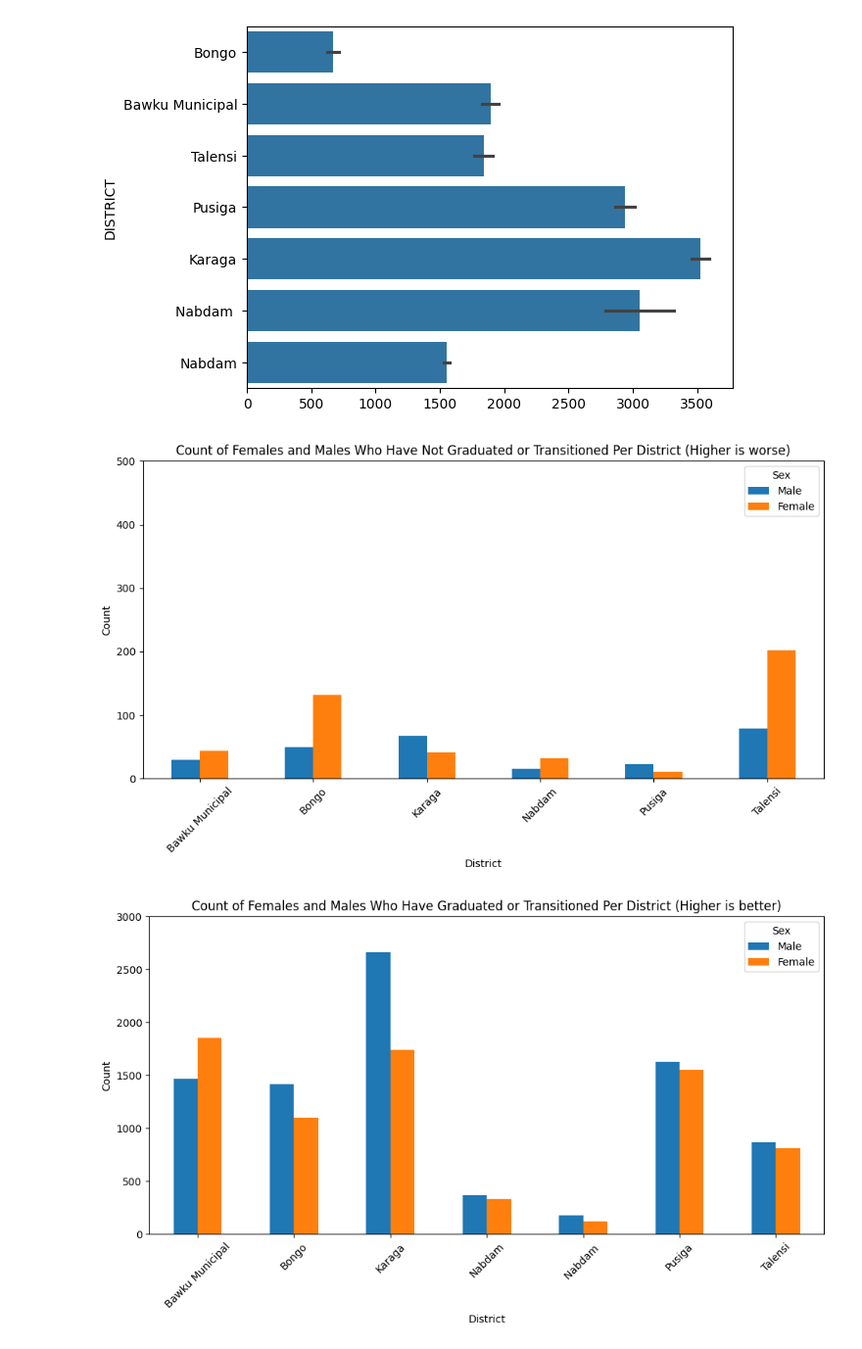
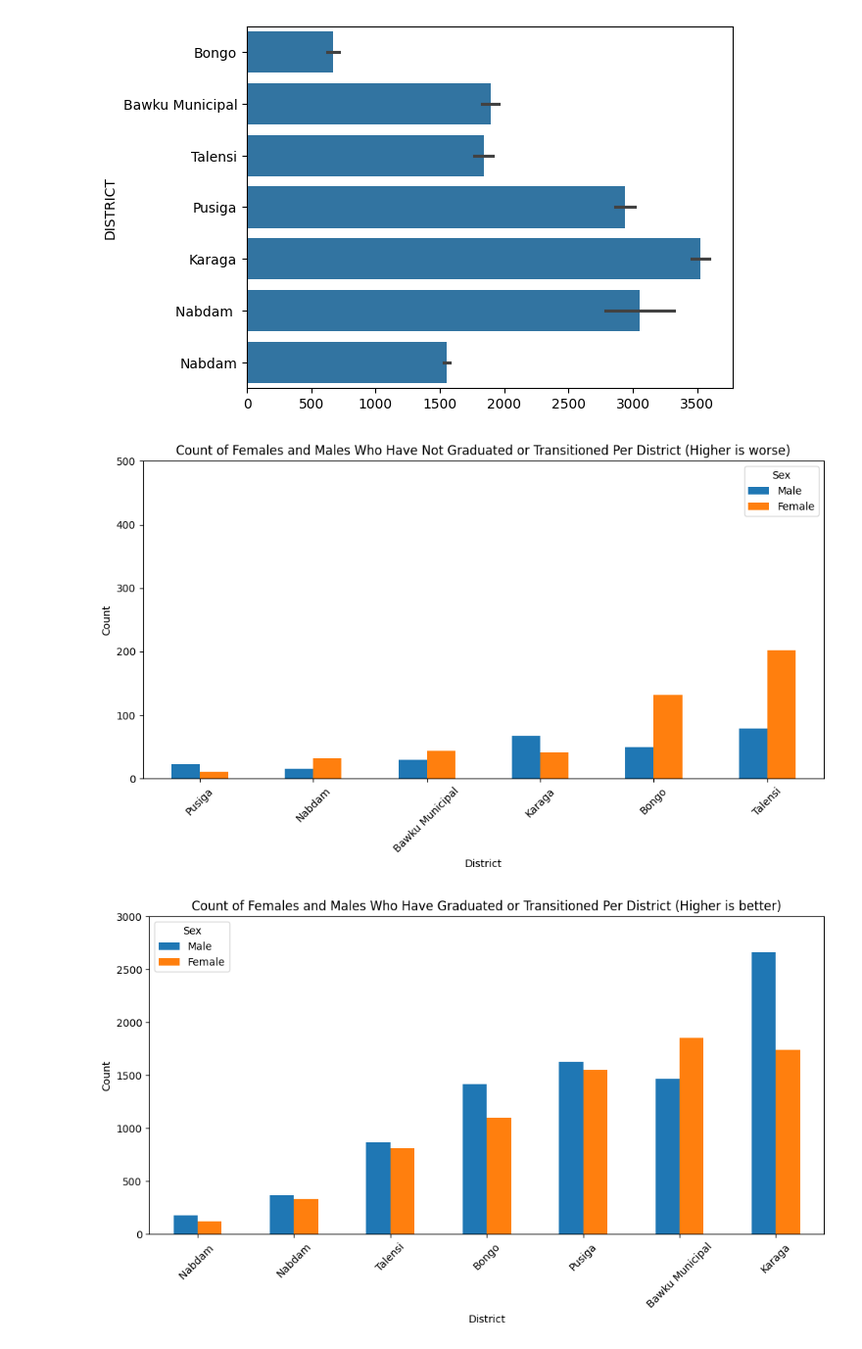
Before and after one commit to dfglondon24/Team-5, a Jupyter notebook: Bobby.ipynb, the cells around one changed output. Shown at 98% size. Drawn from its saved outputs; the diff is of its cells as text; code cells hidden in the pictures.

Commit message:
Decoding some data

```diff
--- a/Bobby.ipynb
+++ b/Bobby.ipynb
@@ -254,6 +254,8 @@ df_2 = df_combined_graduation.query('GRADUATED=="NO" | TRANSITIONED=="NO"')
 df_2 = df_2[df_2['SEX'].isin(['M', 'F'])]
 grouped_data = df_2.groupby(['DISTRICT', 'SEX']).size().unstack()
 fig, ax = plt.subplots(figsize=(10, 6))
+grouped_data['Total'] = grouped_data.sum(axis=1)
+grouped_data = grouped_data.sort_values(by='Total', ascending=True).drop(columns='Total')
 
 # Creating the grouped bar plot
 grouped_data.plot(kind='bar', ax=ax)
@@ -272,31 +274,33 @@ plt.tight_layout()
 # Show the plot
 plt.show()
 # %% [output]
-[figure, old version]
+[figure, new version]
 # %%
 df_2 = df_combined_graduation.query('GRADUATED=="YES" | TRANSITIONED=="YES"')
 df_2 = df_2[df_2['SEX'].isin(['M', 'F'])]
 grouped_data = df_2.groupby(['DISTRICT', 'SEX']).size().unstack()
 fig, ax = plt.subplots(figsize=(10, 6))
+grouped_data['Total'] = grouped_data.sum(axis=1)
+grouped_data = grouped_data.sort_values(by='Total', ascending=True).drop(columns='Total')
 
 # Creating the grouped bar plot
 grouped_data.plot(kind='bar', ax=ax)
 
 # Setting labels and title
 ax.set_xlabel('District')
 ax.set_ylabel('Count')
 ax.set_title('Count of Females and Males Who Have Graduated or Transitioned Per District (Higher is better)')
 ax.legend(title='Sex', labels=['Male', 'Female'])
 ax.set_ylim([0, 3000])
 
 # Rotating x-axis labels for better readability
 plt.xticks(rotation=45)
 plt.tight_layout()
 
 # Show the plot
 plt.show()
 # %% [output]
-[figure, old version]
+[figure, new version]
 # %%
 df_2 = df_combined_graduation.query('GRADUATED=="NO" | TRANSITIONED=="NO"')
 grouped_data = df_2.groupby(['DISTRICT', 'AGE']).size().unstack()
```
Also changed, not shown: parts of 5 cells of this notebook.
